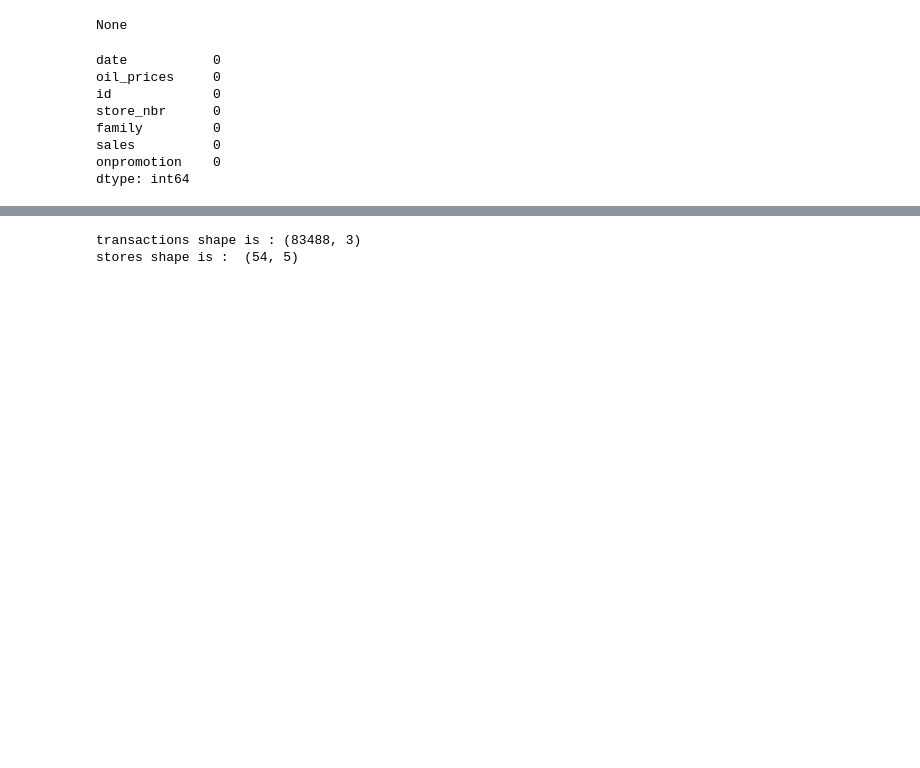
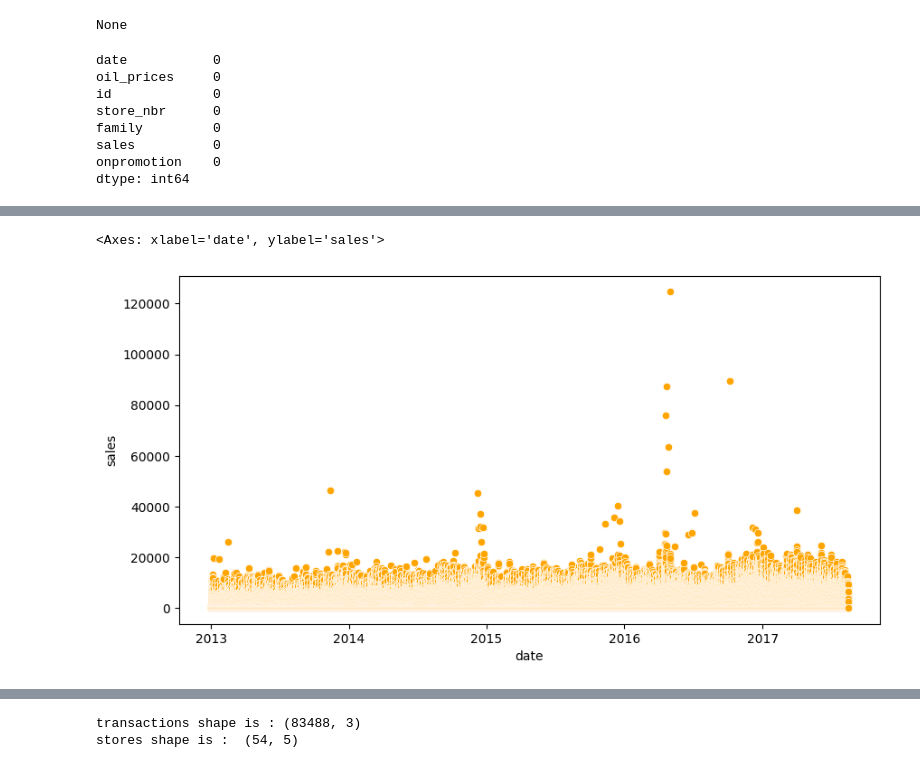
Before and after one commit to sethsot/Regression_Project, a Jupyter notebook: draft.ipynb, the cells around one changed output, grey strips where cells are left out. Saved outputs shown, nothing was run; the diff lists cells and outputs as text; code cells hidden in the pictures; blank space fills up the shorter version.

```diff
--- a/draft.ipynb
+++ b/draft.ipynb
@@ -475,0 +495,8 @@ dtype: int64
+# %%
+a=merged_train['date']
+b=merged_train['sales']
+plt.figure(figsize=(10,5))
+sns.scatterplot(x=a,y=b,color='orange')
+# %% [output]
+<Axes: xlabel='date', ylabel='sales'>
+[figure, added]
```
Also changed, not shown: parts of 51 cells of this notebook.
